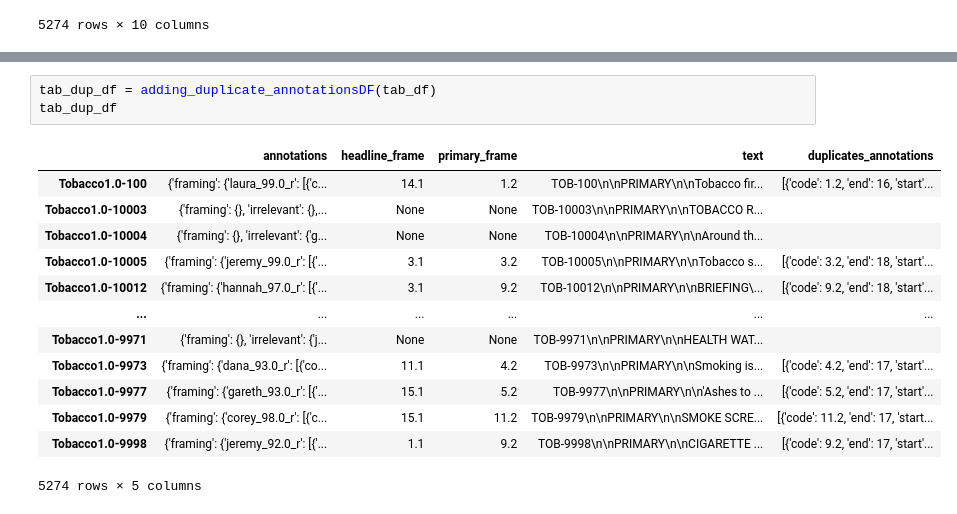
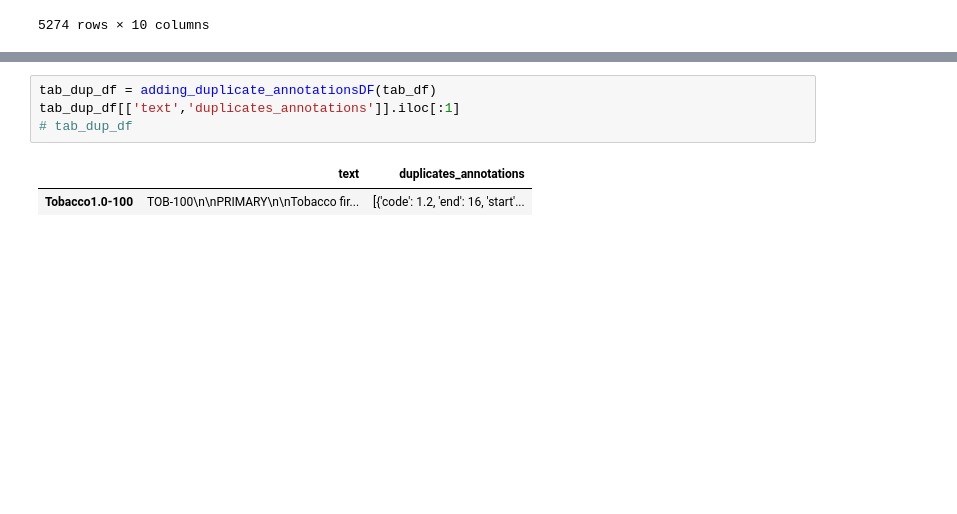
Before and after one commit to jmlDC/MARISOL-Thesis22-23, a Jupyter notebook: MFC.ipynb, the cells around one changed output, grey strips where cells are left out. Drawn from its saved outputs; the diff is of its cells as text; blank space fills up the shorter version.

```diff
--- a/MFC.ipynb
+++ b/MFC.ipynb
@@ -190,17 +189,7 @@ def adding_duplicate_annotationsDF(df):
 # %%
 tab_dup_df = adding_duplicate_annotationsDF(tab_df)
-tab_dup_df
+tab_dup_df[['text','duplicates_annotations']].iloc[:1]
+# tab_dup_df
 # %% [output]
-|  | annotations | headline_frame | primary_frame | text | duplicates_annotations |
-| Tobacco1.0-100 | {'framing': {'laura_99.0_r': [{'c... | 14.1 | 1.2 | TOB-100\n\nPRIMARY\n\nTobacco fir... | [{'code': 1.2, 'end': 16, 'start'... |
-| Tobacco1.0-10003 | {'framing': {}, 'irrelevant': {},... | None | None | TOB-10003\n\nPRIMARY\n\nTOBACCO R... |  |
-| Tobacco1.0-10004 | {'framing': {}, 'irrelevant': {'g... | None | None | TOB-10004\n\nPRIMARY\n\nAround th... |  |
-| Tobacco1.0-10005 | {'framing': {'jeremy_99.0_r': [{'... | 3.1 | 3.2 | TOB-10005\n\nPRIMARY\n\nTobacco s... | [{'code': 3.2, 'end': 18, 'start'... |
-| Tobacco1.0-10012 | {'framing': {'hannah_97.0_r': [{'... | 3.1 | 9.2 | TOB-10012\n\nPRIMARY\n\nBRIEFING\... | [{'code': 9.2, 'end': 18, 'start'... |
-| ... | ... | ... | ... | ... | ... |
-| Tobacco1.0-9971 | {'framing': {}, 'irrelevant': {'j... | None | None | TOB-9971\n\nPRIMARY\n\nHEALTH WAT... |  |
-| Tobacco1.0-9973 | {'framing': {'dana_93.0_r': [{'co... | 11.1 | 4.2 | TOB-9973\n\nPRIMARY\n\nSmoking is... | [{'code': 4.2, 'end': 17, 'start'... |
-| Tobacco1.0-9977 | {'framing': {'gareth_93.0_r': [{'... | 15.1 | 5.2 | TOB-9977\n\nPRIMARY\n\n'Ashes to ... | [{'code': 5.2, 'end': 17, 'start'... |
-| Tobacco1.0-9979 | {'framing': {'corey_98.0_r': [{'c... | 15.1 | 11.2 | TOB-9979\n\nPRIMARY\n\nSMOKE SCRE... | [{'code': 11.2, 'end': 17, 'start... |
-| Tobacco1.0-9998 | {'framing': {'jeremy_92.0_r': [{'... | 1.1 | 9.2 | TOB-9998\n\nPRIMARY\n\nCIGARETTE ... | [{'code': 9.2, 'end': 17, 'start'... |
+|  | text | duplicates_annotations |
+| Tobacco1.0-100 | TOB-100\n\nPRIMARY\n\nTobacco fir... | [{'code': 1.2, 'end': 16, 'start'... |
-5274 rows × 5 columns
```
Also changed, not shown: parts of 9 cells of this notebook.
